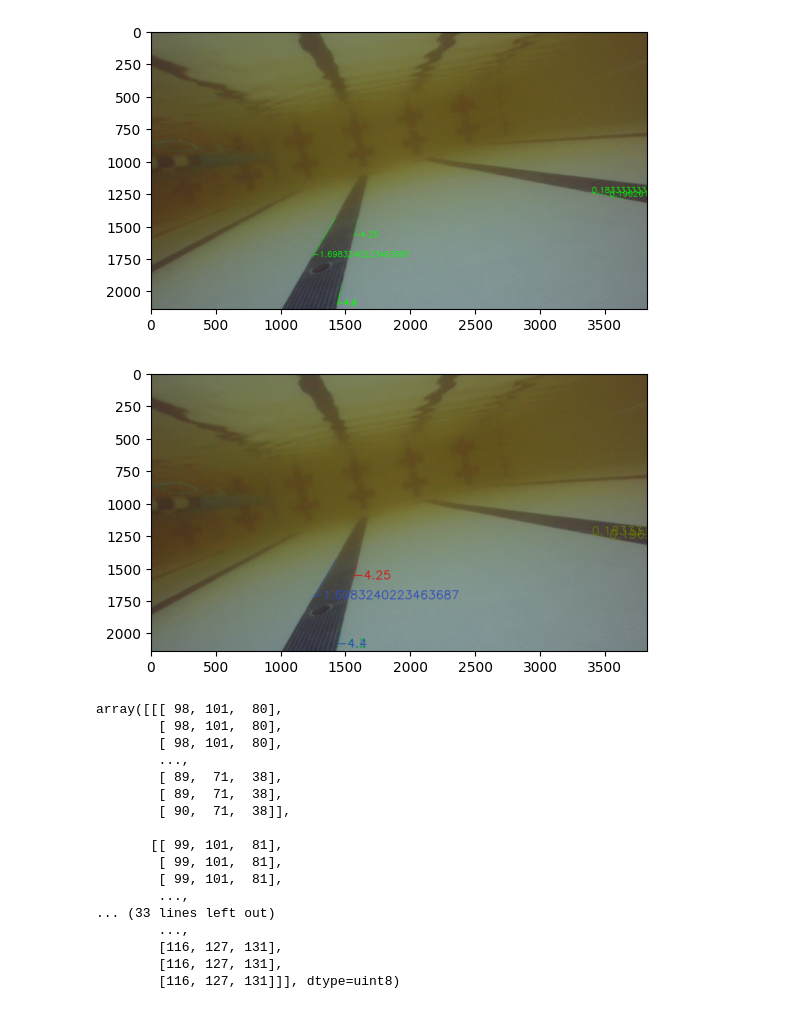
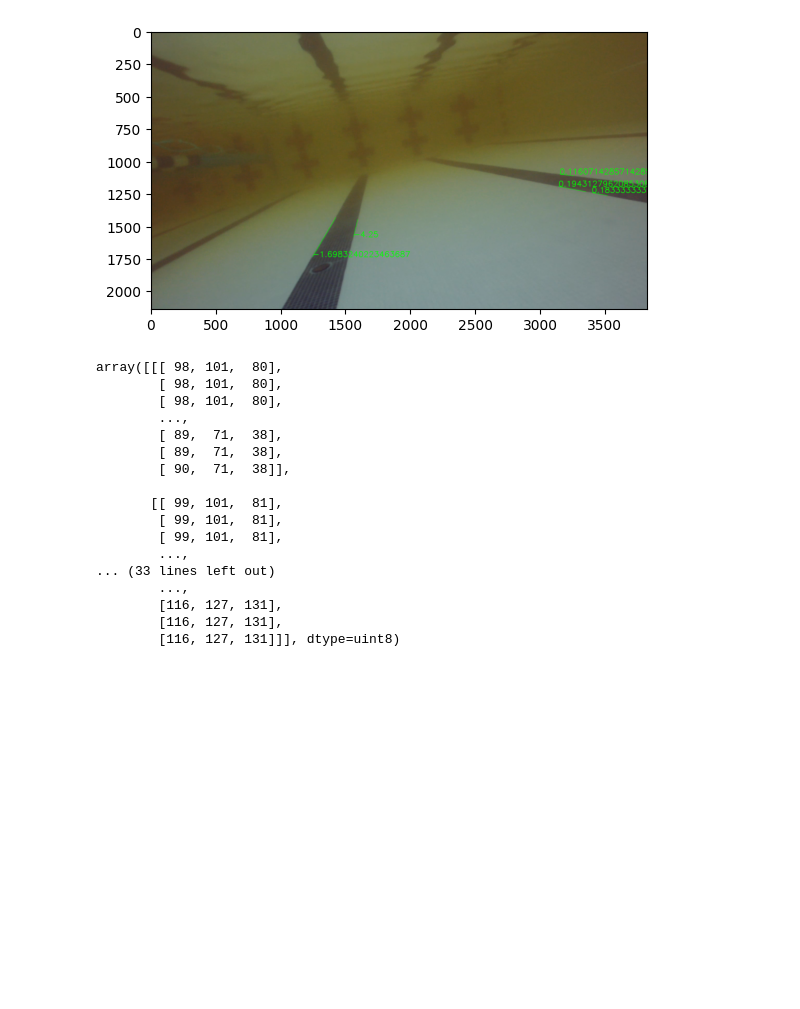
Before and after one commit to KevinTvT/cv-intro, a Jupyter notebook: lane_detection.ipynb, the cells around one changed output. Cells and saved outputs as stored; diff of their text form; code cells hidden in the pictures; blank space fills up the shorter version.

Commit message:
Fixed a bunch of stuff and added lane_following.py

```diff
--- a/lane_detection.ipynb
+++ b/lane_detection.ipynb
@@ -120,16 +8,10 @@ def draw_lanes(img, lanes):
 # %%
 img = cv2.imread('lanes.png').copy()
 #lines = detect_lines(img, 35, 65, 3, 150, 15)
-lines = detect_lines(img, 20, 50, 3, 100, 15)
-draw_lines(img, lines)
-
-img2 = cv2.imread('lanes.png').copy()
-
-lanes = detect_lanes(lines)
-draw_lanes(img2, lanes)
+lines = lane_detection.detect_lines(img, 20, 50, 3, 100, 15)
+lane_detection.draw_lines(img, lines)
 # %% [output]
-[figure, old version]
+[figure, new version]
-[figure, removed]
 array([[[ 98, 101,  80],
         [ 98, 101,  80],
         [ 98, 101,  80],
```
Also changed, not shown: parts of 13 cells of this notebook, 2 other files.
